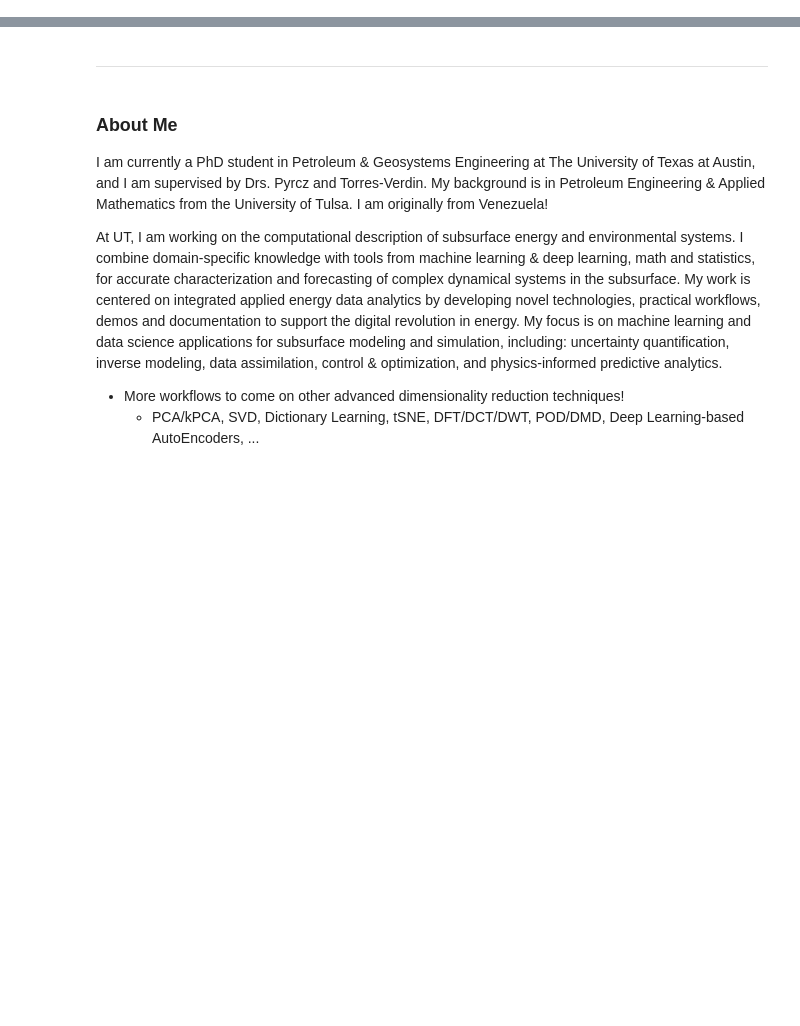
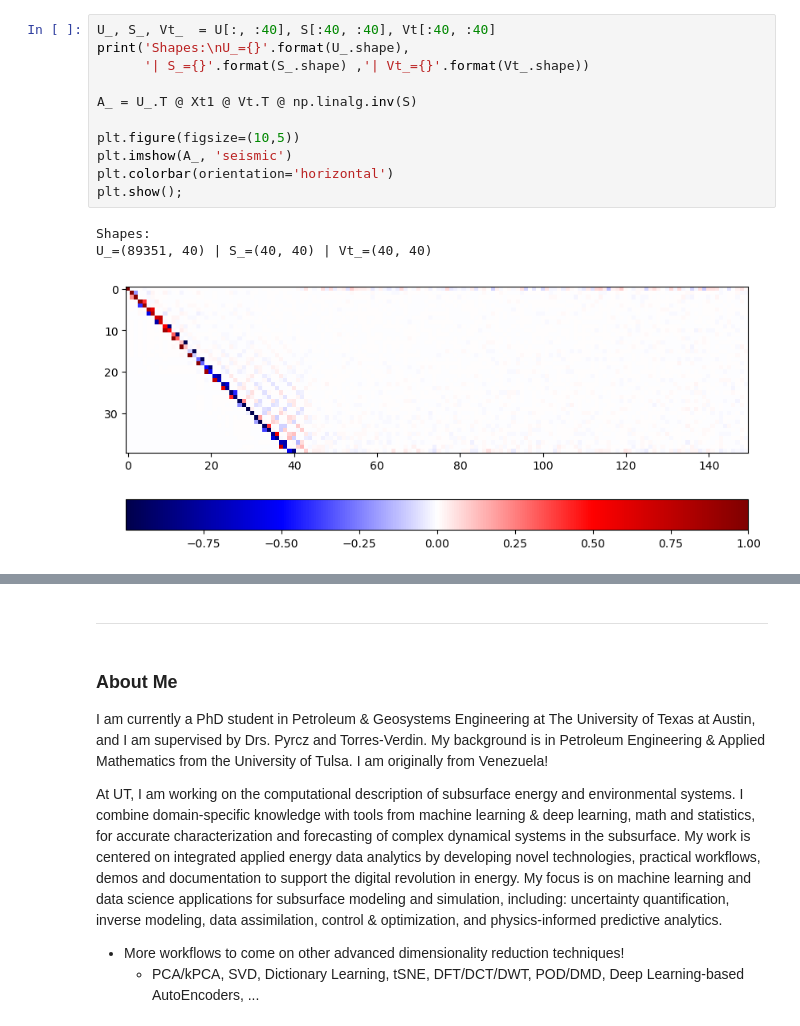
Before and after one commit to misaelmmorales/Dimensionality-Reduction, a Jupyter notebook: ADR_POD_DMD.ipynb, the cells around one changed output, grey strips where cells are left out. Cells and saved outputs as stored; diff of their text form; blank space fills up the shorter version.

```diff
--- a/ADR_POD_DMD.ipynb
+++ b/ADR_POD_DMD.ipynb
@@ -593,0 +96,15 @@ Conclusions:
+# %%
+U_, S_, Vt_  = U[:, :40], S[:40, :40], Vt[:40, :40]
+print('Shapes:\nU_={}'.format(U_.shape),
+      '| S_={}'.format(S_.shape) ,'| Vt_={}'.format(Vt_.shape))
+
+A_ = U_.T @ Xt1 @ Vt.T @ np.linalg.inv(S)
+
+plt.figure(figsize=(10,5))
+plt.imshow(A_, 'seismic')
+plt.colorbar(orientation='horizontal')
+plt.show();
+# %% [output]
+Shapes:
+U_=(89351, 40) | S_=(40, 40) | Vt_=(40, 40)
+[figure, added]
```
Also changed, not shown: parts of 82 cells of this notebook.
